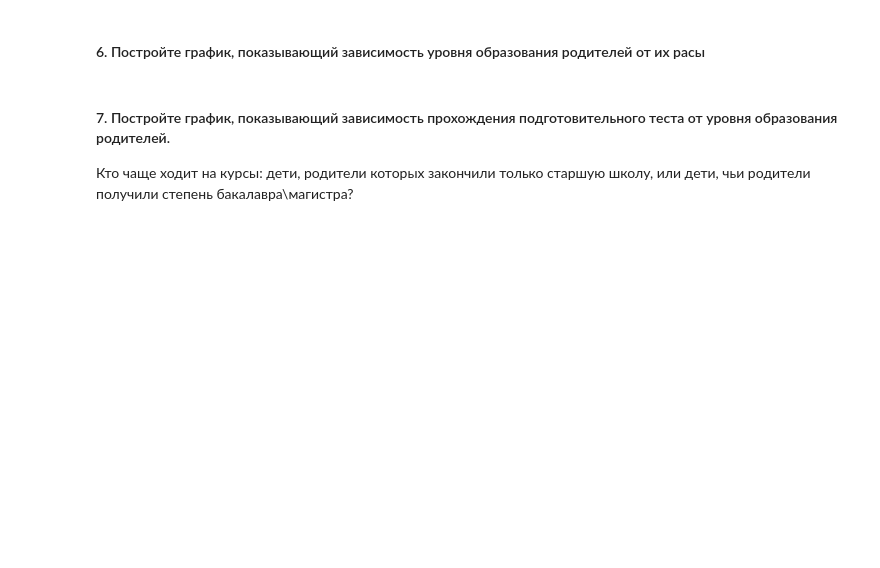
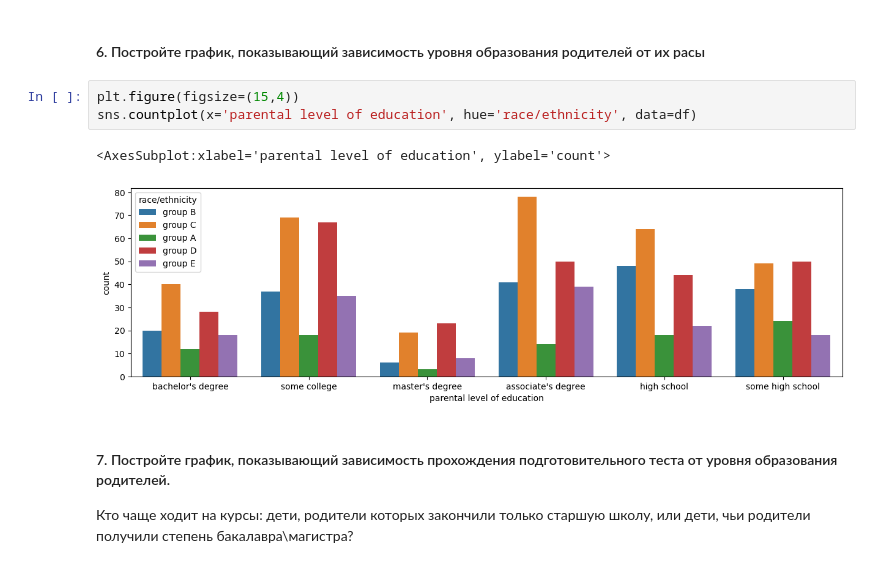
Before and after one commit to sasha-sem/data_mining_lessons, a Jupyter notebook: 1. Введение/4. Практика_Визуальный_анализ_данных_(Matplotlib_Seaborn_Pandas)_Часть_2.ipynb, the cells around one changed output. Drawn from its saved outputs; the diff is of its cells as text; blank space fills up the shorter version.

```diff
--- a/1. Введение/4. Практика_Визуальный_анализ_данных_(Matplotlib_Seaborn_Pandas)_Часть_2.ipynb
+++ b/1. Введение/4. Практика_Визуальный_анализ_данных_(Matplotlib_Seaborn_Pandas)_Часть_2.ipynb
@@ -60,5 +142,11 @@ df
 # %% [markdown]
 #### 6. Постройте график, показывающий зависимость уровня образования родителей от их расы
+# %%
+plt.figure(figsize=(15,4))
+sns.countplot(x='parental level of education', hue='race/ethnicity', data=df)
+# %% [output]
+<AxesSubplot:xlabel='parental level of education', ylabel='count'>
+[figure, added]
 # %% [markdown]
 #### 7. Постройте график, показывающий зависимость прохождения подготовительного теста от уровня образования родителей.
 
```
Also changed, not shown: parts of 15 cells of this notebook, 1 other file.
